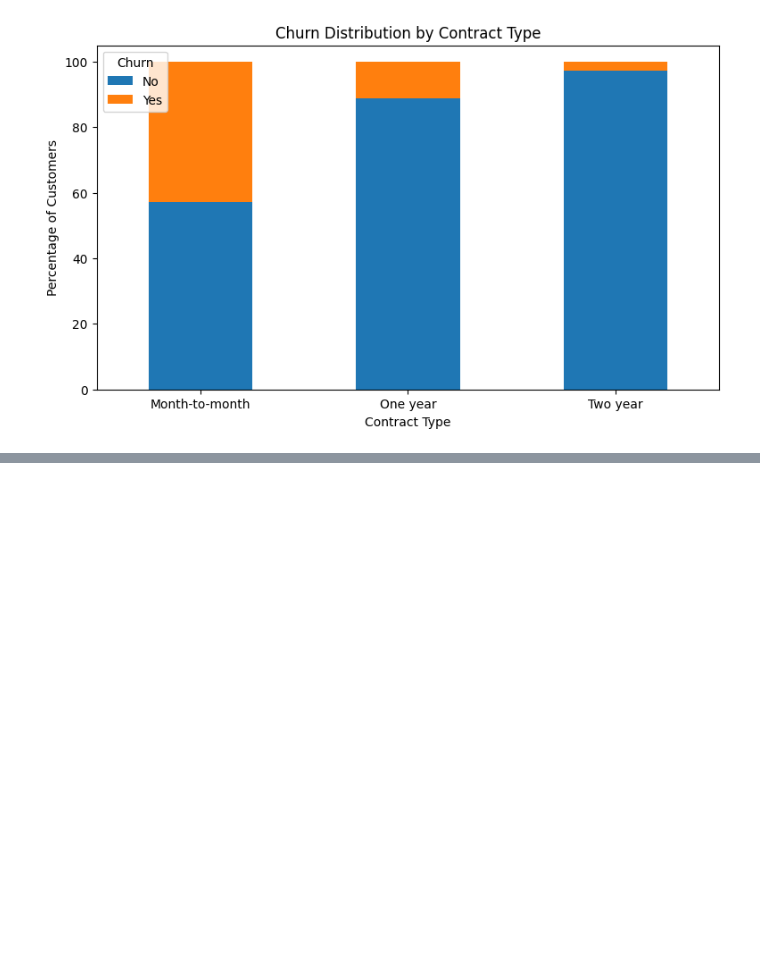
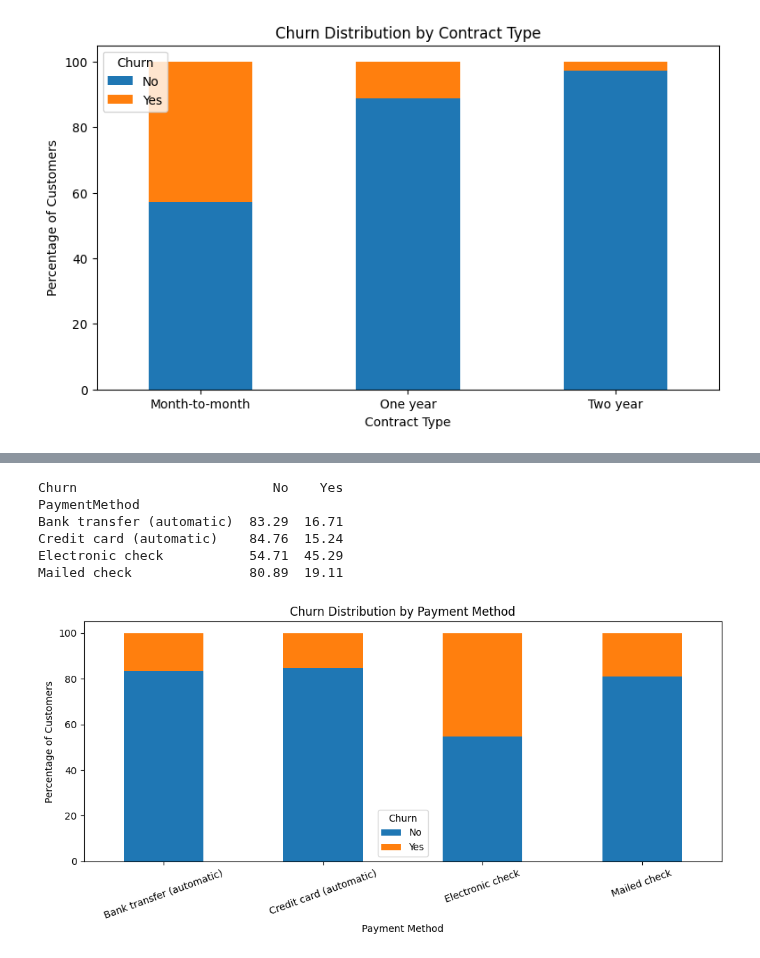
Before and after one commit to Pranay-Pandurang-Patil/customer-churn-prediction, a Jupyter notebook: notebooks/01_eda.ipynb, the cells around one changed output, grey strips where cells are left out. Saved outputs shown, nothing was run; the diff lists cells and outputs as text; code cells hidden in the pictures; blank space fills up the shorter version.

```diff
--- a/notebooks/01_eda.ipynb
+++ b/notebooks/01_eda.ipynb
@@ -132,0 +153,20 @@ Two year        97.17   2.83
+# %%
+payment_churn = pd.crosstab(df["PaymentMethod"], df["Churn"], normalize="index") * 100
+
+print(payment_churn.round(2))
+
+payment_churn.plot(kind="bar", stacked=True, figsize=(10, 5))
+plt.title("Churn Distribution by Payment Method")
+plt.xlabel("Payment Method")
+plt.ylabel("Percentage of Customers")
+plt.xticks(rotation=20)
+plt.tight_layout()
+plt.show()
+# %% [output]
+Churn                         No    Yes
+PaymentMethod
+Bank transfer (automatic)  83.29  16.71
+Credit card (automatic)    84.76  15.24
+Electronic check           54.71  45.29
+Mailed check               80.89  19.11
+[figure, added]
```
Also changed, not shown: parts of 2 cells of this notebook.
